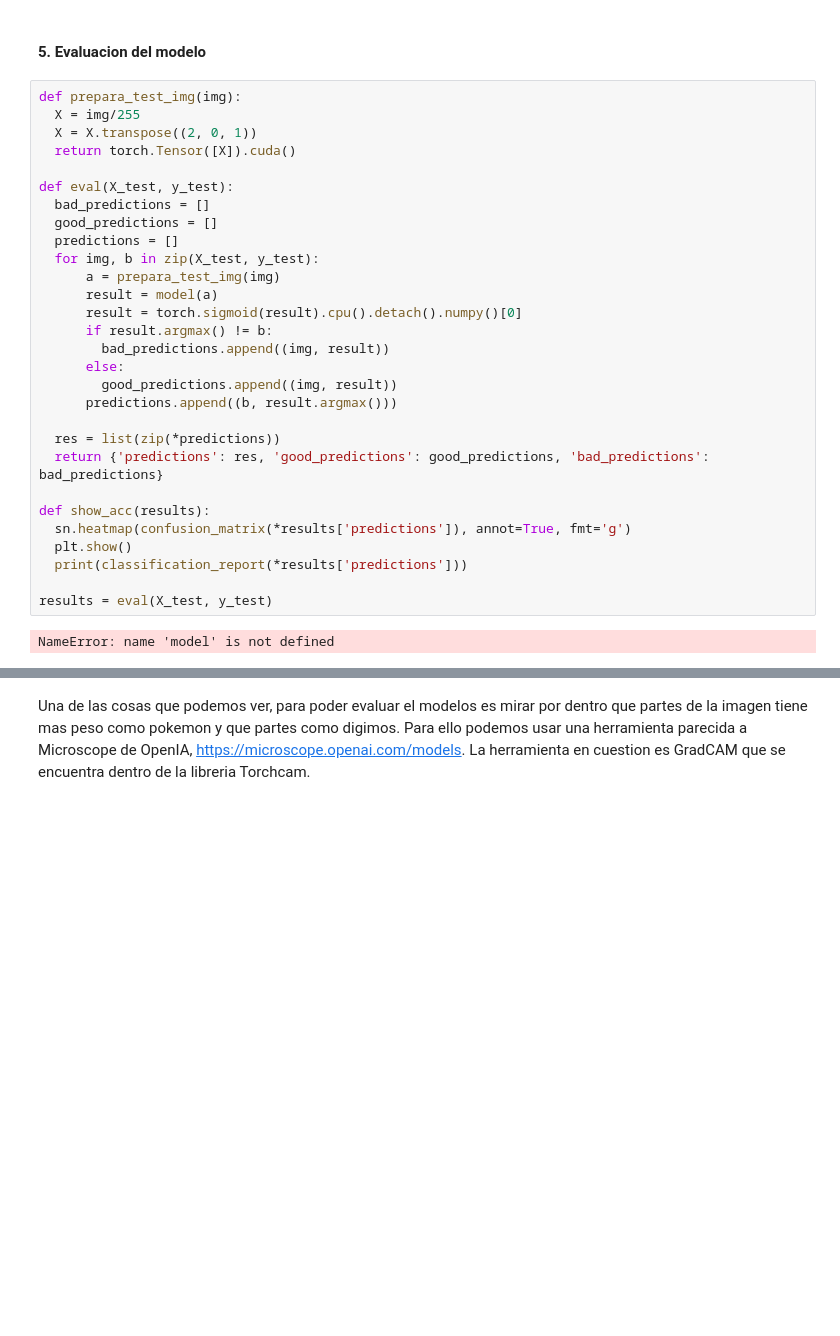
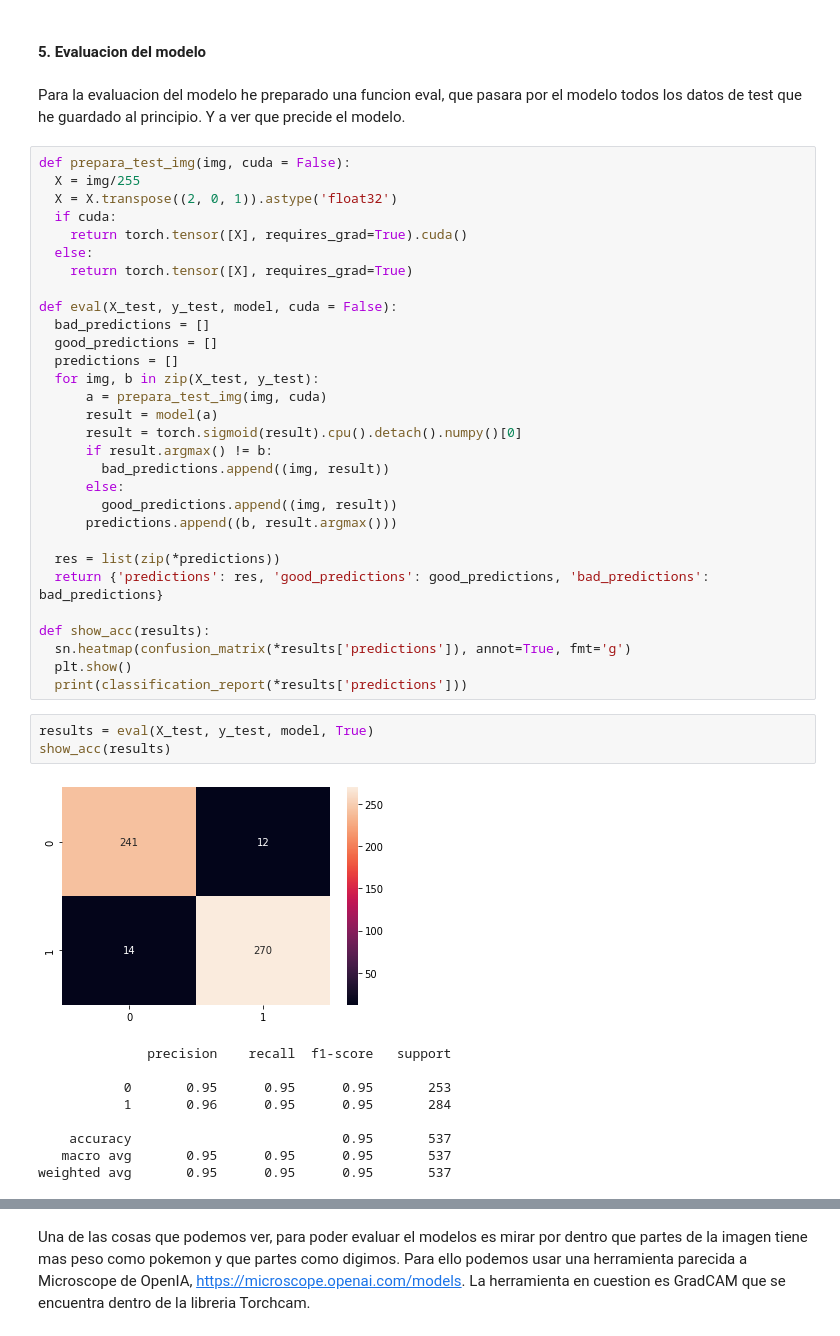
Before and after one commit to juanmacaaz/Pokemon2Digimon, a Jupyter notebook: notebook.ipynb, the cells around one changed output, grey strips where cells are left out. Drawn from its saved outputs; the diff is of its cells as text; blank space fills up the shorter version.

```diff
--- a/notebook.ipynb
+++ b/notebook.ipynb
@@ -434,17 +511,22 @@ NameError: name 'train_loss' is not defined
 # %% [markdown]
 #### 5. Evaluacion del modelo
+# %% [markdown]
+Para la evaluacion del modelo he preparado una funcion eval, que pasara por el modelo todos los datos de test que he guardado al principio. Y a ver que precide el modelo.
 # %%
-def prepara_test_img(img):
+def prepara_test_img(img, cuda = False):
   X = img/255
-  X = X.transpose((2, 0, 1))
-  return torch.Tensor([X]).cuda()
+  X = X.transpose((2, 0, 1)).astype('float32')
+  if cuda:
+    return torch.tensor([X], requires_grad=True).cuda()
+  else:
+    return torch.tensor([X], requires_grad=True)
 
-def eval(X_test, y_test):
+def eval(X_test, y_test, model, cuda = False):
   bad_predictions = []
   good_predictions = []
   predictions = []
   for img, b in zip(X_test, y_test):
-      a = prepara_test_img(img)
+      a = prepara_test_img(img, cuda)
       result = model(a)
       result = torch.sigmoid(result).cpu().detach().numpy()[0]
       if result.argmax() != b:
@@ -460,7 +542,16 @@ def show_acc(results):
   sn.heatmap(confusion_matrix(*results['predictions']), annot=True, fmt='g')
   plt.show()
   print(classification_report(*results['predictions']))
-
-results = eval(X_test, y_test)
-# %% [output]
-NameError: name 'model' is not defined
+# %%
+results = eval(X_test, y_test, model, True)
+show_acc(results)
+# %% [output]
+[figure, added]
+              precision    recall  f1-score   support
+
+           0       0.95      0.95      0.95       253
+           1       0.96      0.95      0.95       284
+
+    accuracy                           0.95       537
+   macro avg       0.95      0.95      0.95       537
+weighted avg       0.95      0.95      0.95       537
```
Also changed, not shown: parts of 47 cells of this notebook, 1 other file.
